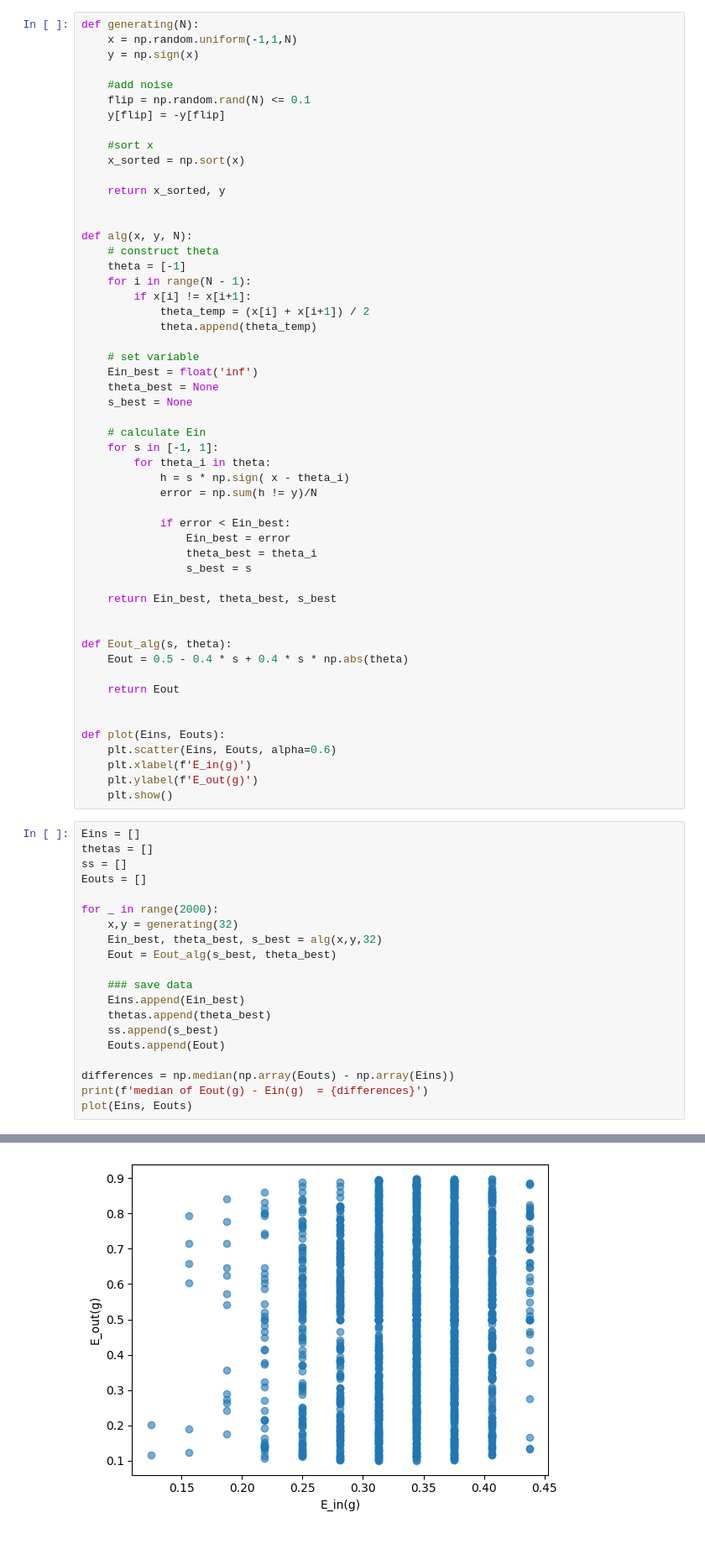
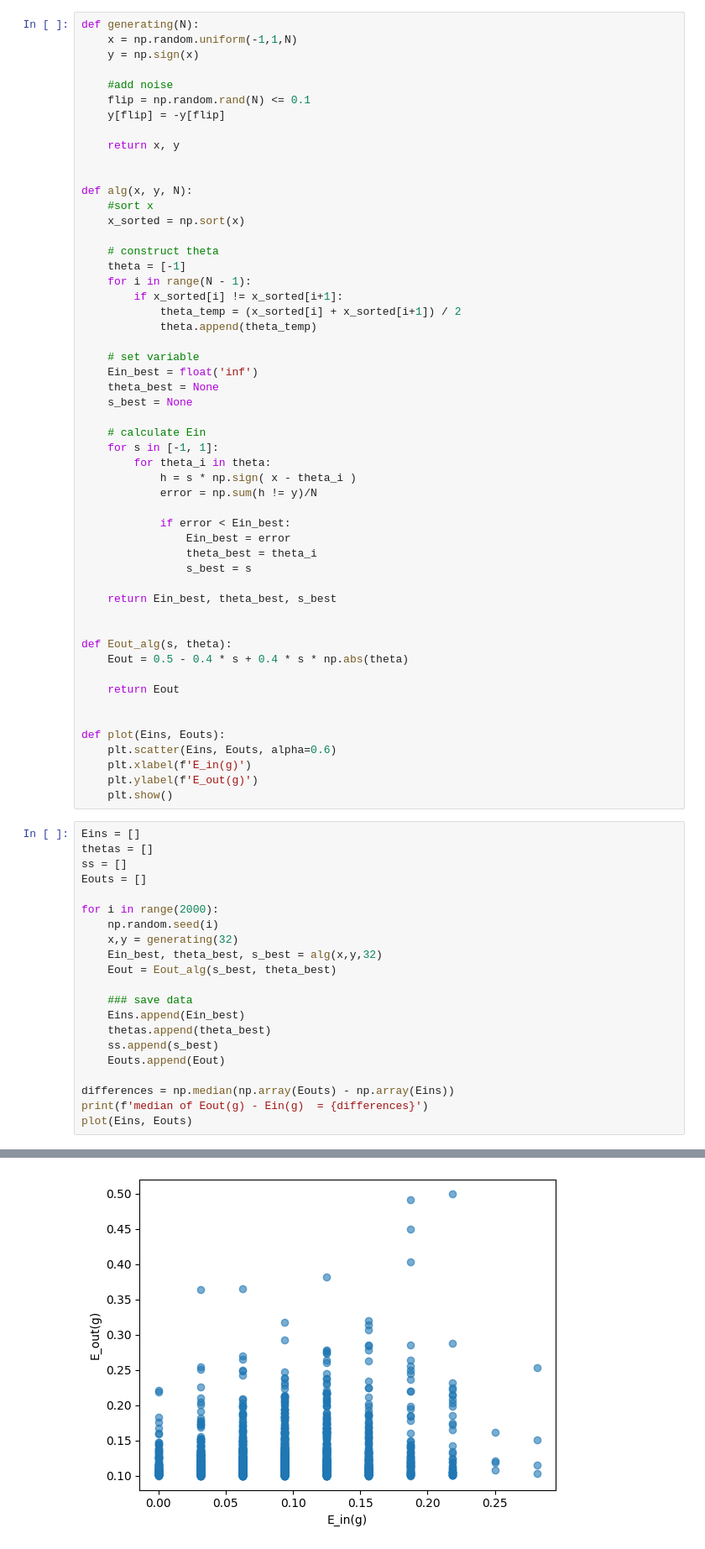
Before and after one commit to Mingyouliao/ML_homewor, a Jupyter notebook: ML_HW_2.ipynb, the cells around one changed output, grey strips where cells are left out. Shown: that part at 84% size. Saved outputs shown, nothing was run; the diff lists cells and outputs as text.

```diff
--- a/ML_HW_2.ipynb
+++ b/ML_HW_2.ipynb
@@ -11,18 +10,18 @@ def generating(N):
     flip = np.random.rand(N) <= 0.1
     y[flip] = -y[flip]
 
+    return x, y
+
+
+def alg(x, y, N):
     #sort x
     x_sorted = np.sort(x)
 
-    return x_sorted, y
-
-
-def alg(x, y, N):
     # construct theta
     theta = [-1]
     for i in range(N - 1):
-        if x[i] != x[i+1]:
-            theta_temp = (x[i] + x[i+1]) / 2
+        if x_sorted[i] != x_sorted[i+1]:
+            theta_temp = (x_sorted[i] + x_sorted[i+1]) / 2
             theta.append(theta_temp)
 
     # set variable
@@ -33,7 +32,7 @@ def alg(x, y, N):
     # calculate Ein
     for s in [-1, 1]:
         for theta_i in theta:
-            h = s * np.sign( x - theta_i)
+            h = s * np.sign( x - theta_i )
             error = np.sum(h != y)/N
 
             if error < Ein_best:
@@ -61,7 +60,8 @@ thetas = []
 ss = []
 Eouts = []
 
-for _ in range(2000):
+for i in range(2000):
+    np.random.seed(i)
     x,y = generating(32)
     Ein_best, theta_best, s_best = alg(x,y,32)
     Eout = Eout_alg(s_best, theta_best)
@@ -80,4 +80,4 @@ median of Eout(g) - Ein(g)  = 0.18171318755600613
-[figure, old version]
+[figure, new version]
 # %%
 Eins = []
 thetas = []
```
Also changed, not shown: parts of 5 cells of this notebook.
